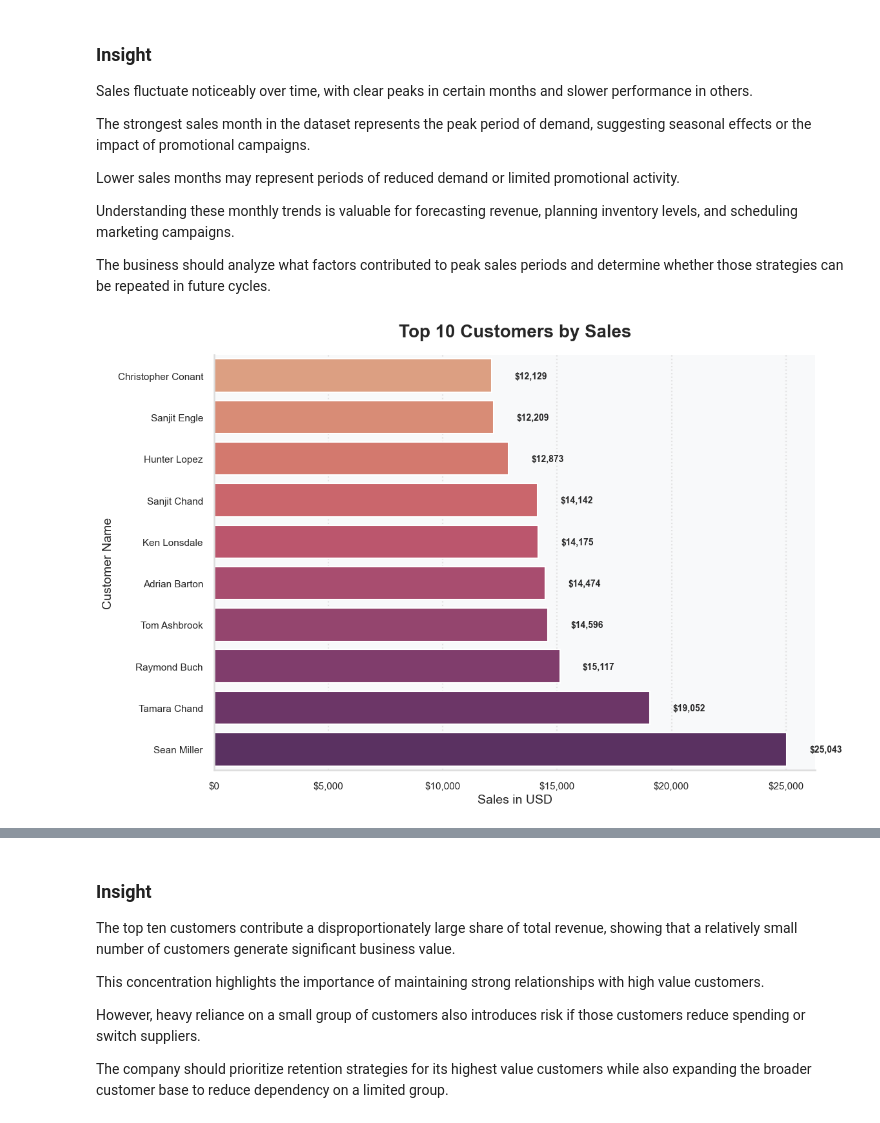
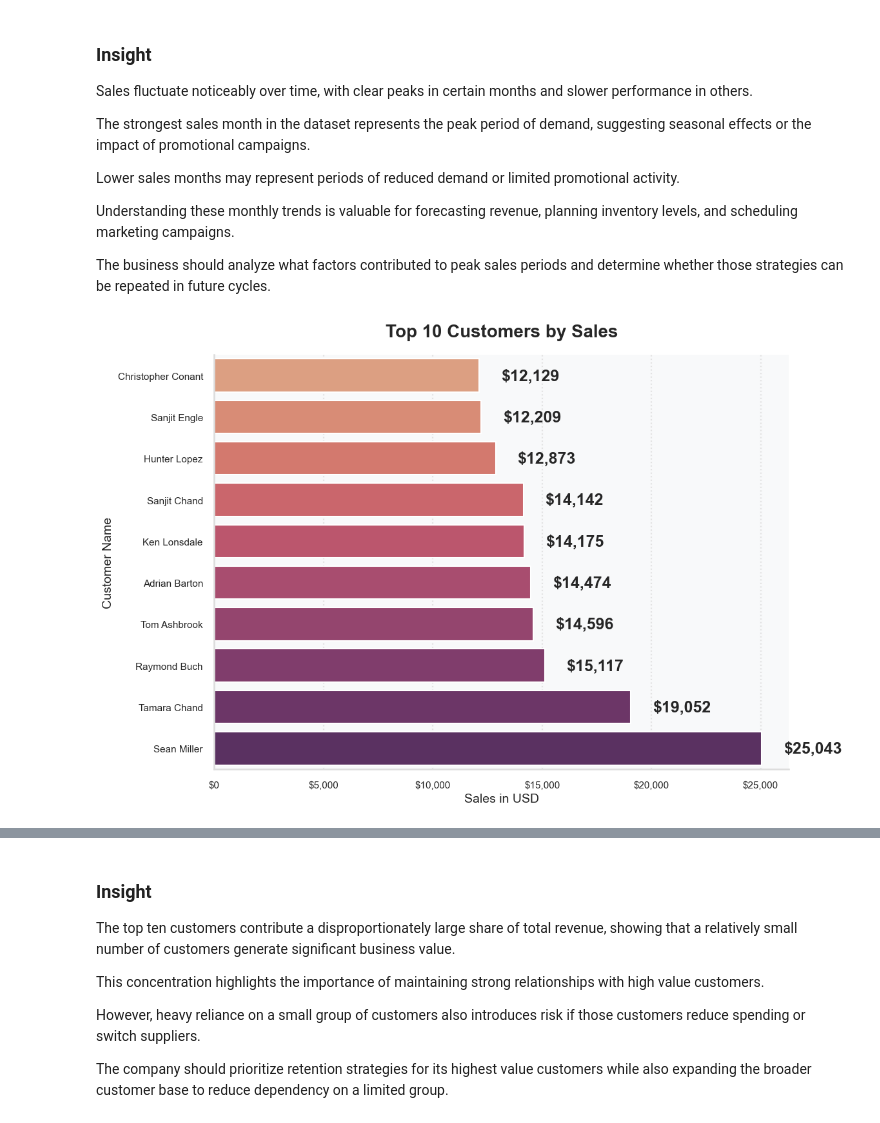
Before and after one commit to Naeomiee007/data-projects, a Jupyter notebook: Sales Dashboard Analysis/analysis.ipynb, the cells around one changed output, grey strips where cells are left out. Saved outputs shown, nothing was run; the diff lists cells and outputs as text; code cells hidden in the pictures.

```diff
--- a/Sales Dashboard Analysis/analysis.ipynb
+++ b/Sales Dashboard Analysis/analysis.ipynb
@@ -280,37 +280,38 @@ Lower sales months may represent periods of reduced demand or limited promotiona
 Understanding these monthly trends is valuable for forecasting revenue, planning inventory levels, and scheduling marketing campaigns.
 
 The business should analyze what factors contributed to peak sales periods and determine whether those strategies can be repeated in future cycles.
-# %%
-top_customers = (
-    df.groupby("Customer Name")["Sales"]
-    .sum()
-    .sort_values(ascending=False)
-    .head(10)
-    .sort_values()
-    .reset_index()
-)
-
-plt.figure(figsize=(12, 8))
-ax = sns.barplot(
-    data=top_customers,
-    x="Sales",
-    y="Customer Name",
-    hue="Customer Name",
-    palette="flare",
-    legend=False
-)
-
-ax.set_title("Top 10 Customers by Sales", pad=20, weight="bold")
-ax.set_xlabel("Sales in USD")
-ax.set_ylabel("Customer Name")
-
-ax.xaxis.set_major_formatter(FuncFormatter(lambda x, _: f"${x:,.0f}"))
-
-for i, value in enumerate(top_customers["Sales"]):
-    ax.text(value + 1000, i, f"${value:,.0f}", va="center", weight="bold", fontsize=10)
-
-sns.despine()
-plt.tight_layout()
-plt.show()
-# %% [output]
-[figure, removed]
+# %%
+customer_sales = (
+    df.groupby("Customer Name")["Sales"]
+    .sum()
+    .sort_values(ascending=False)
+    .reset_index()
+)
+# %%
+top_customers = customer_sales.head(10).sort_values("Sales")
+
+plt.figure(figsize=(12,8))
+
+ax = sns.barplot(
+    data=top_customers,
+    x="Sales",
+    y="Customer Name",
+    hue="Customer Name",
+    palette="flare",
+    legend=False
+)
+
+ax.set_title("Top 10 Customers by Sales", pad=20, weight="bold")
+ax.set_xlabel("Sales in USD")
+ax.set_ylabel("Customer Name")
+
+ax.xaxis.set_major_formatter(FuncFormatter(lambda x, _: f"${x:,.0f}"))
+
+for i, value in enumerate(top_customers["Sales"]):
+    ax.text(value + 1000, i, f"${value:,.0f}", va="center", weight="bold")
+
+sns.despine()
+plt.tight_layout()
+plt.show()
+# %% [output]
+[figure, added]
```
Also changed, not shown: parts of 3 cells of this notebook.
